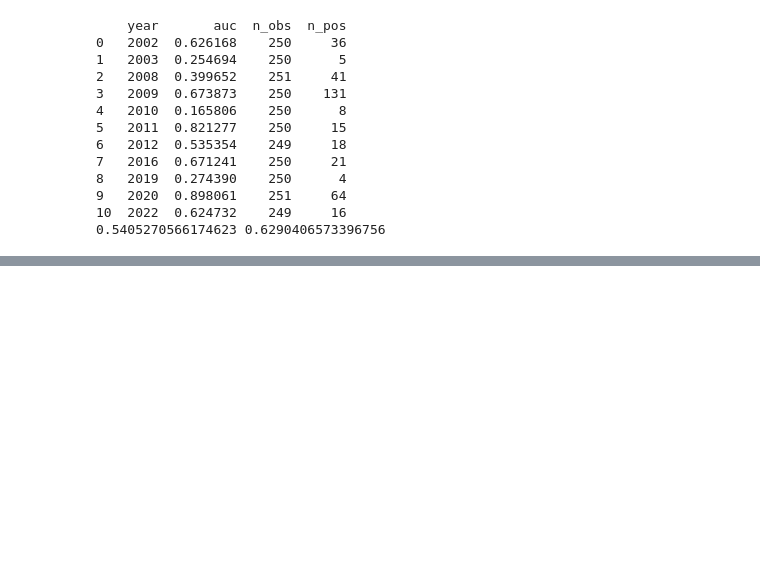
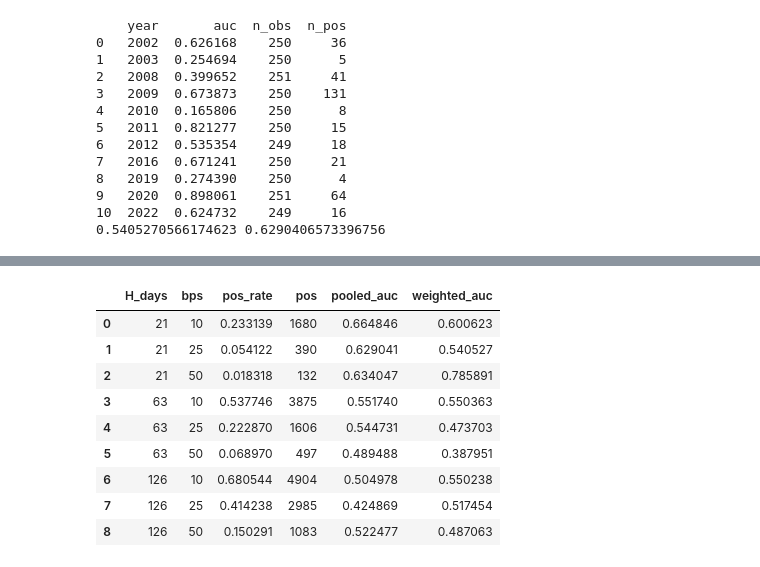
Before and after one commit to WickedoneC/credit_spread_regime, a Jupyter notebook: notebooks/01_eda_spread_regimes.ipynb, the cells around one changed output, grey strips where cells are left out. Cells and saved outputs as stored; diff of their text form; code cells hidden in the pictures; blank space fills up the shorter version.

```diff
--- a/notebooks/01_eda_spread_regimes.ipynb
+++ b/notebooks/01_eda_spread_regimes.ipynb
@@ -1031,0 +1186,13 @@ print(weighted_auc, pooled_auc)
+# %%
+grid_df
+# %% [output]
+|  | H_days | bps | pos_rate | pos | pooled_auc | weighted_auc |
+| 0 | 21 | 10 | 0.233139 | 1680 | 0.664846 | 0.600623 |
+| 1 | 21 | 25 | 0.054122 | 390 | 0.629041 | 0.540527 |
+| 2 | 21 | 50 | 0.018318 | 132 | 0.634047 | 0.785891 |
+| 3 | 63 | 10 | 0.537746 | 3875 | 0.551740 | 0.550363 |
+| 4 | 63 | 25 | 0.222870 | 1606 | 0.544731 | 0.473703 |
+| 5 | 63 | 50 | 0.068970 | 497 | 0.489488 | 0.387951 |
+| 6 | 126 | 10 | 0.680544 | 4904 | 0.504978 | 0.550238 |
+| 7 | 126 | 25 | 0.414238 | 2985 | 0.424869 | 0.517454 |
+| 8 | 126 | 50 | 0.150291 | 1083 | 0.522477 | 0.487063 |
```
Also changed, not shown: parts of 6 cells of this notebook.
